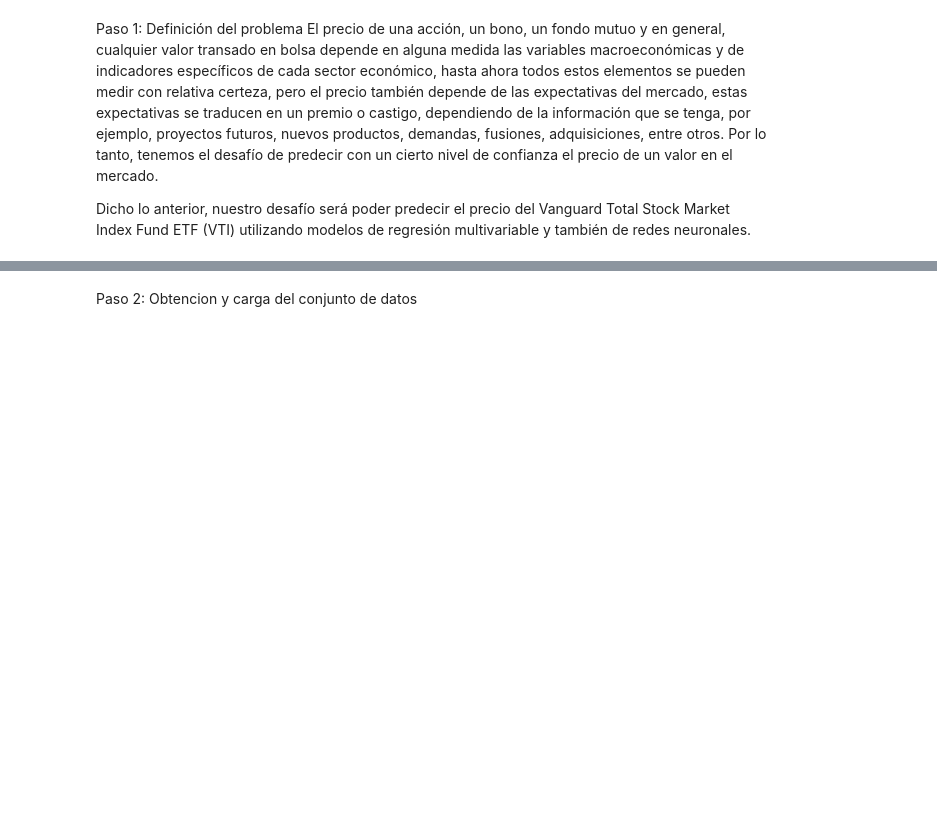
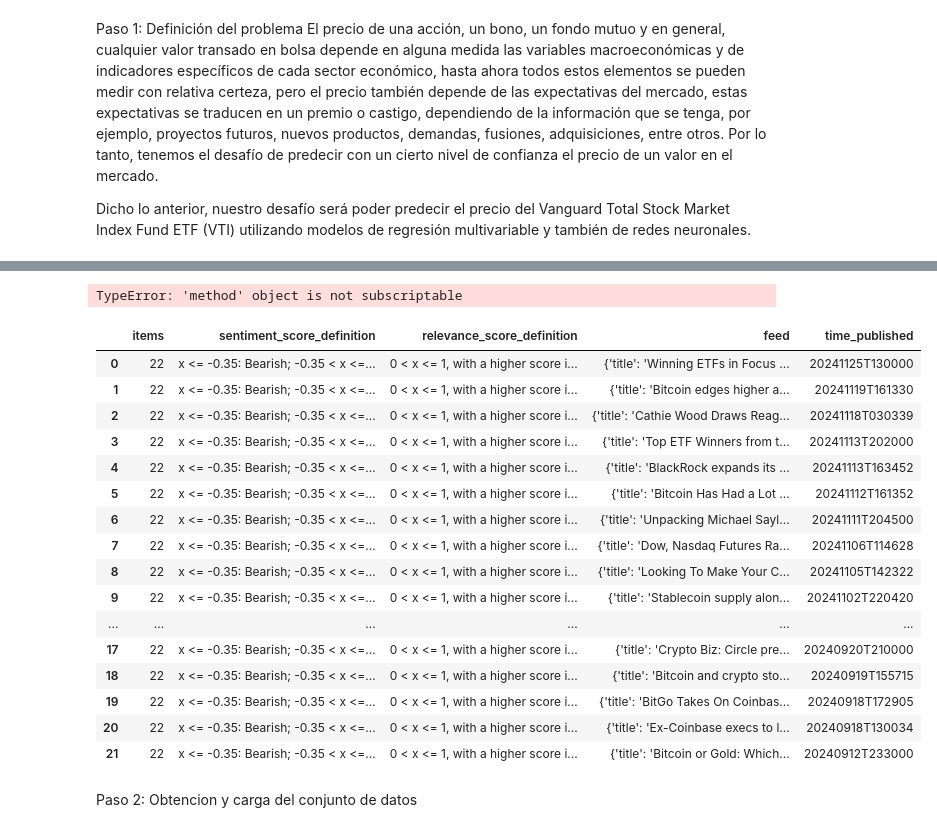
Before and after one commit to Eleiny9/proyecto_DataScience, a Jupyter notebook: src/Proyecto_Data_Science.ipynb, the cells around one changed output, grey strips where cells are left out. Drawn from its saved outputs; the diff is of its cells as text; code cells hidden in the pictures; blank space fills up the shorter version.

```diff
--- a/src/Proyecto_Data_Science.ipynb
+++ b/src/Proyecto_Data_Science.ipynb
@@ -5,3 +5,12 @@ Paso 1: Definición del problema
 El precio de una acción, un bono, un fondo mutuo y en general, cualquier valor transado en bolsa depende en alguna medida las variables macroeconómicas y de indicadores específicos de cada sector económico, hasta ahora todos estos elementos se pueden medir con relativa certeza, pero el precio también depende de las expectativas del mercado, estas expectativas se traducen en un premio o castigo, dependiendo de la información que se tenga, por ejemplo, proyectos futuros, nuevos productos, demandas, fusiones, adquisiciones, entre otros. Por lo tanto, tenemos el desafío de predecir con un cierto nivel de confianza el precio de un valor en el mercado.
 
 Dicho lo anterior, nuestro desafío será poder predecir el precio del Vanguard Total Stock Market Index Fund ETF (VTI) utilizando modelos de regresión multivariable y también de redes neuronales.
+# %%
+import requests
+
+# replace the "demo" apikey below with your own key from https://www.alphavantage.co/support/#api-key
+url = 'https://www.alphavantage.co/query?function=NEWS_SENTIMENT&tickers=COIN,CRYPTO:BTC,FOREX:USD&time_from=20220410T0130&limit=1000&apikey=EDGWQNM7L0MY59LC'
+r = requests.get(url)
+btc = r.json()
+
+print(btc)
@@ -7,0 +19,6 @@ Dicho lo anterior, nuestro desafío será poder predecir el precio del Vanguard
+# %%
+import pandas as pd
+
+btc_df = pd.DataFrame(btc)
+
+btc_df
@@ -8,3 +43,36 @@ Dicho lo anterior, nuestro desafío será poder predecir el precio del Vanguard
+# %%
+btc_df.items['time_published']
+# %% [output]
+TypeError: 'method' object is not subscriptable
+# %%
+import ast
+
+# Función para extraer nombres de JSON
+def extract(data):
+
+    return data['time_published']
+
+# aplicando la función
+btc_df['time_published'] = btc_df['feed'].apply(extract)
+btc_df
+# %% [output]
+|  | items | sentiment_score_definition | relevance_score_definition | feed | time_published |
+| 0 | 22 | x <= -0.35: Bearish; -0.35 < x <=... | 0 < x <= 1, with a higher score i... | {'title': 'Winning ETFs in Focus ... | 20241125T130000 |
+| 1 | 22 | x <= -0.35: Bearish; -0.35 < x <=... | 0 < x <= 1, with a higher score i... | {'title': 'Bitcoin edges higher a... | 20241119T161330 |
+| 2 | 22 | x <= -0.35: Bearish; -0.35 < x <=... | 0 < x <= 1, with a higher score i... | {'title': 'Cathie Wood Draws Reag... | 20241118T030339 |
+| 3 | 22 | x <= -0.35: Bearish; -0.35 < x <=... | 0 < x <= 1, with a higher score i... | {'title': 'Top ETF Winners from t... | 20241113T202000 |
+| 4 | 22 | x <= -0.35: Bearish; -0.35 < x <=... | 0 < x <= 1, with a higher score i... | {'title': 'BlackRock expands its ... | 20241113T163452 |
+| 5 | 22 | x <= -0.35: Bearish; -0.35 < x <=... | 0 < x <= 1, with a higher score i... | {'title': 'Bitcoin Has Had a Lot ... | 20241112T161352 |
+| 6 | 22 | x <= -0.35: Bearish; -0.35 < x <=... | 0 < x <= 1, with a higher score i... | {'title': 'Unpacking Michael Sayl... | 20241111T204500 |
+| 7 | 22 | x <= -0.35: Bearish; -0.35 < x <=... | 0 < x <= 1, with a higher score i... | {'title': 'Dow, Nasdaq Futures Ra... | 20241106T114628 |
+| 8 | 22 | x <= -0.35: Bearish; -0.35 < x <=... | 0 < x <= 1, with a higher score i... | {'title': 'Looking To Make Your C... | 20241105T142322 |
+| 9 | 22 | x <= -0.35: Bearish; -0.35 < x <=... | 0 < x <= 1, with a higher score i... | {'title': 'Stablecoin supply alon... | 20241102T220420 |
+| ... | ... | ... | ... | ... | ... |
+| 17 | 22 | x <= -0.35: Bearish; -0.35 < x <=... | 0 < x <= 1, with a higher score i... | {'title': 'Crypto Biz: Circle pre... | 20240920T210000 |
+| 18 | 22 | x <= -0.35: Bearish; -0.35 < x <=... | 0 < x <= 1, with a higher score i... | {'title': 'Bitcoin and crypto sto... | 20240919T155715 |
+| 19 | 22 | x <= -0.35: Bearish; -0.35 < x <=... | 0 < x <= 1, with a higher score i... | {'title': 'BitGo Takes On Coinbas... | 20240918T172905 |
+| 20 | 22 | x <= -0.35: Bearish; -0.35 < x <=... | 0 < x <= 1, with a higher score i... | {'title': 'Ex-Coinbase execs to l... | 20240918T130034 |
+| 21 | 22 | x <= -0.35: Bearish; -0.35 < x <=... | 0 < x <= 1, with a higher score i... | {'title': 'Bitcoin or Gold: Which... | 20240912T233000 |
 # %% [markdown]
 Paso 2: Obtencion y carga del conjunto de datos
 # %%
```
Also changed, not shown: parts of 2 cells of this notebook.
